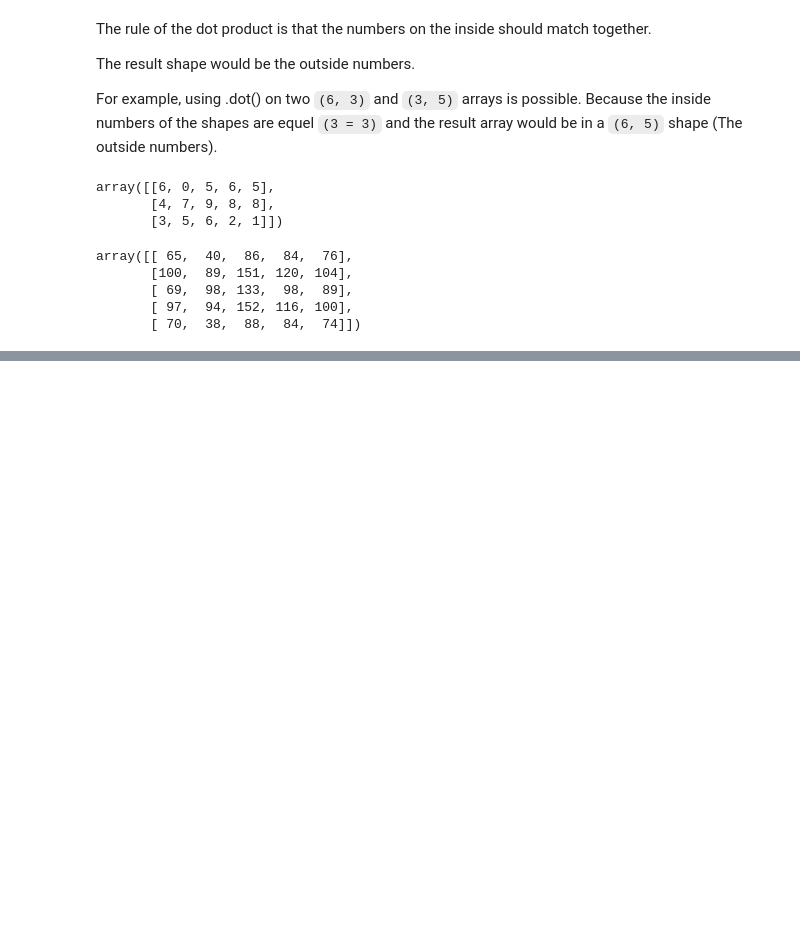
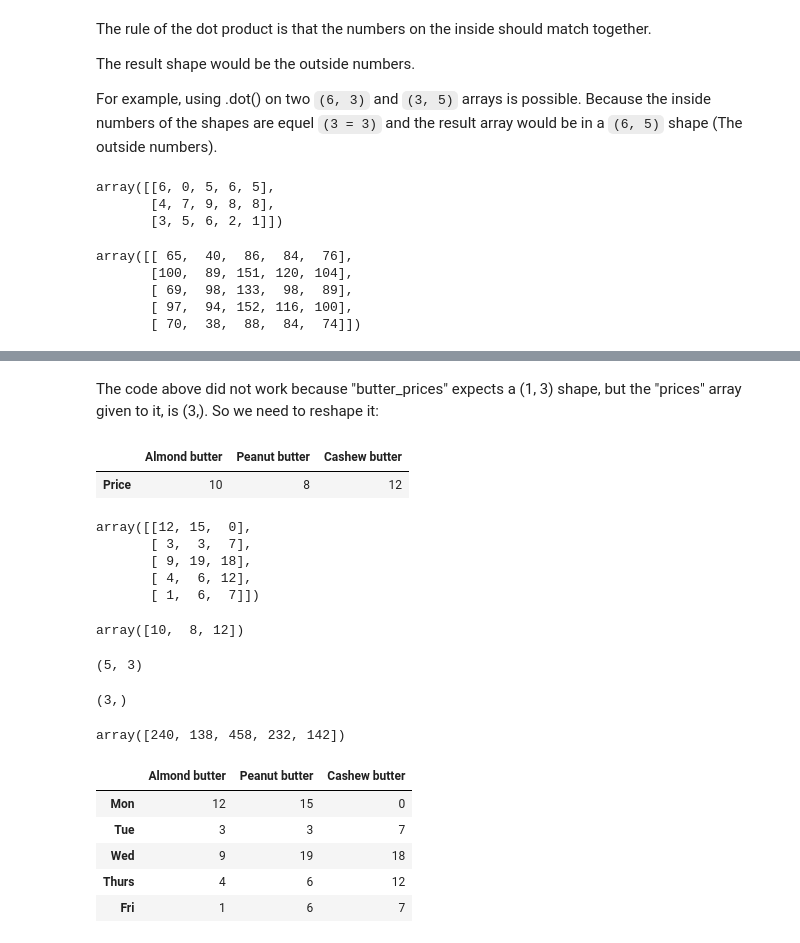
Before and after one commit to milad-2003/introduction-to-numpy, a Jupyter notebook: introduction-to-numpy.ipynb, the cells around one changed output, grey strips where cells are left out. Cells and saved outputs as stored; diff of their text form; code cells hidden in the pictures; blank space fills up the shorter version.

```diff
--- a/introduction-to-numpy.ipynb
+++ b/introduction-to-numpy.ipynb
@@ -776,0 +756,44 @@ array([[ 65,  40,  86,  84,  76],
+# %% [markdown]
+The code above did not work because "butter_prices" expects a (1, 3) shape, but the "prices" array given to it, is (3,). So we need to reshape it:
+# %%
+butter_prices = pd.DataFrame(prices.reshape(1, 3),
+                             index=["Price"],
+                             columns=["Almond butter", "Peanut butter", "Cashew butter"])
+butter_prices
+# %% [output]
+|  | Almond butter | Peanut butter | Cashew butter |
+| Price | 10 | 8 | 12 |
+# %%
+sales_amount
+# %% [output]
+array([[12, 15,  0],
+       [ 3,  3,  7],
+       [ 9, 19, 18],
+       [ 4,  6, 12],
+       [ 1,  6,  7]])
+# %%
+prices
+# %% [output]
+array([10,  8, 12])
+# %%
+sales_amount.shape
+# %% [output]
+(5, 3)
+# %%
+prices.shape
+# %% [output]
+(3,)
+# %%
+total_sales = sales_amount.dot(prices)
+total_sales
+# %% [output]
+array([240, 138, 458, 232, 142])
+# %%
+weekly_sales
+# %% [output]
+|  | Almond butter | Peanut butter | Cashew butter |
+| Mon | 12 | 15 | 0 |
+| Tue | 3 | 3 | 7 |
+| Wed | 9 | 19 | 18 |
+| Thurs | 4 | 6 | 12 |
+| Fri | 1 | 6 | 7 |
```
Also changed, not shown: parts of 29 cells of this notebook.
